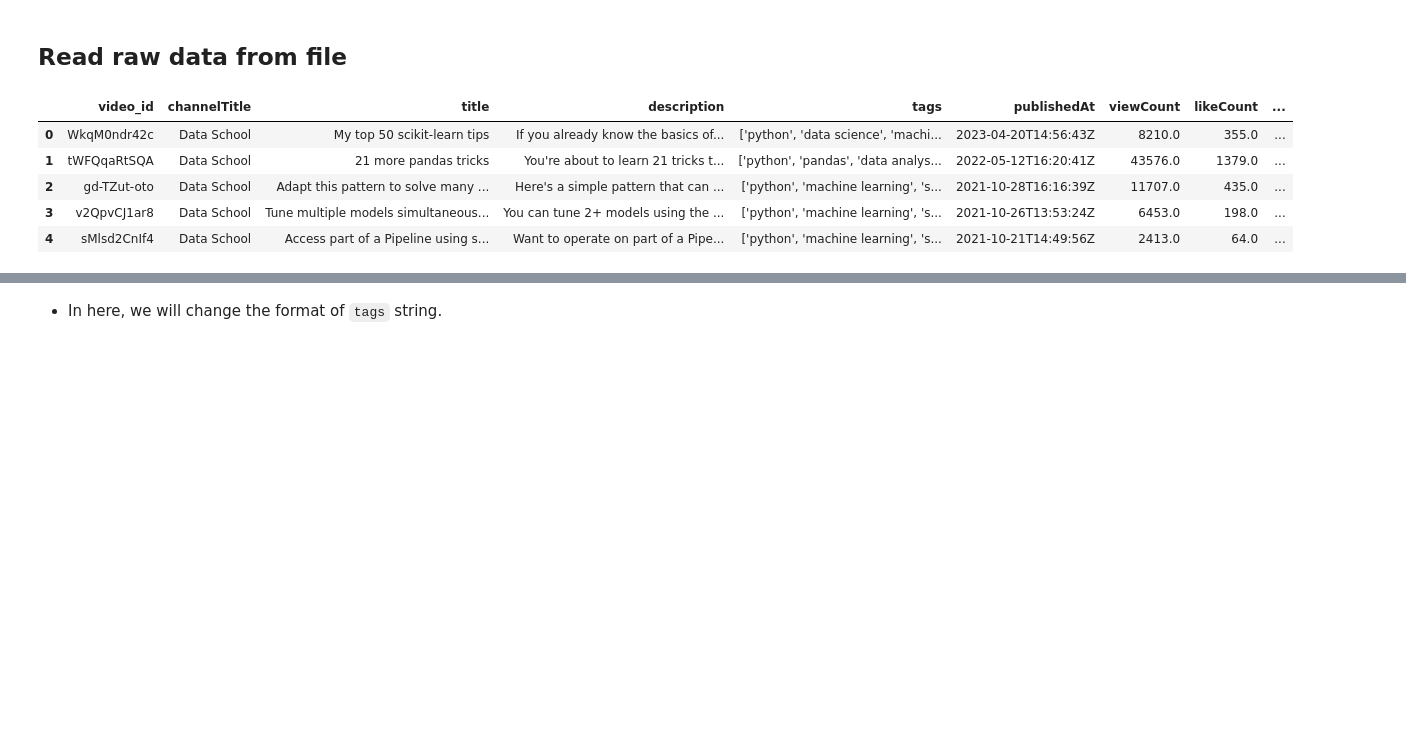
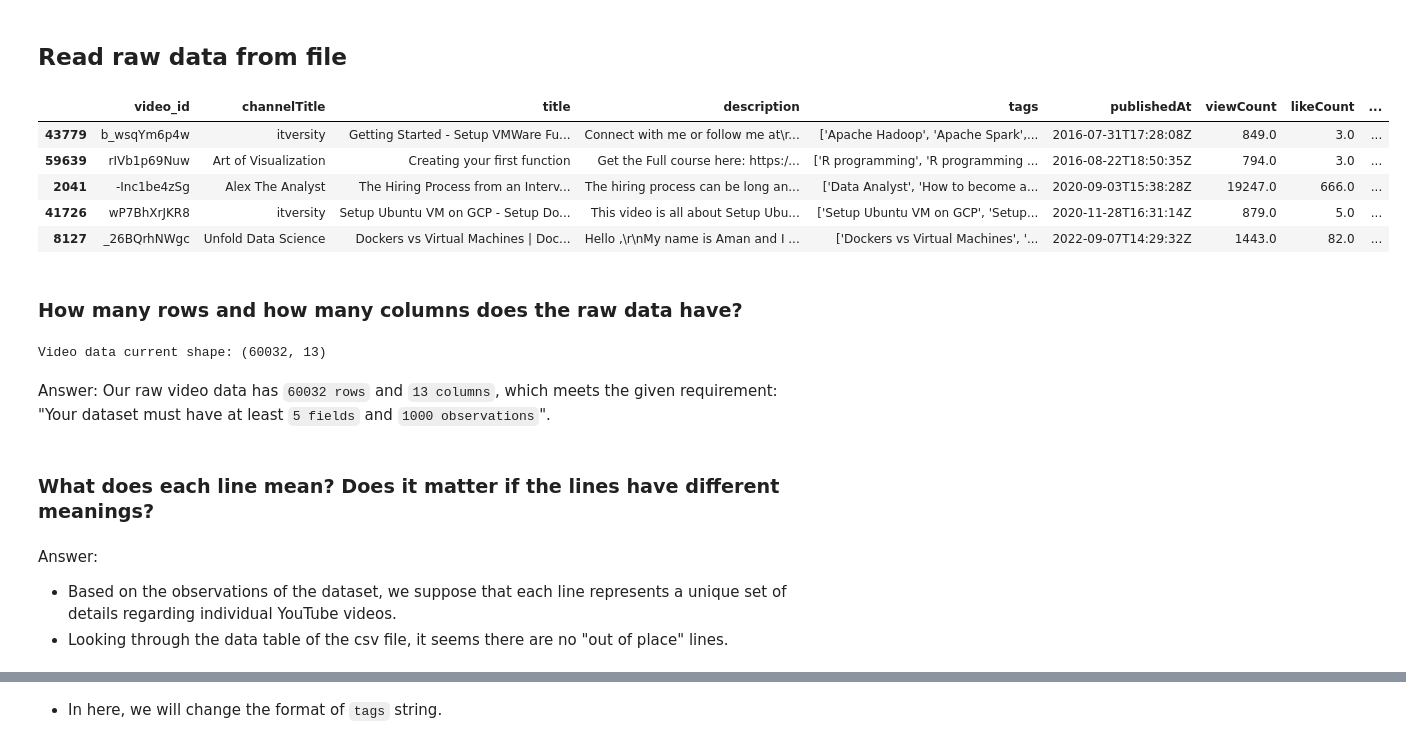
Before and after one commit to BaoDias2505/FinalProject_Introduction-to-data-science, a Jupyter notebook: notebooks/02-Data-preprocessing_exploring.ipynb, the cells around one changed output, grey strips where cells are left out. Saved outputs shown, nothing was run; the diff lists cells and outputs as text; code cells hidden in the pictures; blank space fills up the shorter version.

```diff
--- a/notebooks/02-Data-preprocessing_exploring.ipynb
+++ b/notebooks/02-Data-preprocessing_exploring.ipynb
@@ -21,11 +21,26 @@ import isodate
 ## Read raw data from file
 # %%
 raw_df = pd.read_csv("../data/raw/video_data_raw.csv")
-raw_df.head()
+raw_df.sample(n=5)
 # %% [output]
 |  | video_id | channelTitle | title | description | tags | publishedAt | viewCount | likeCount | ... |
-| 0 | WkqM0ndr42c | Data School | My top 50 scikit-learn tips | If you already know the basics of... | ['python', 'data science', 'machi... | 2023-04-20T14:56:43Z | 8210.0 | 355.0 | ... |
-| 1 | tWFQqaRtSQA | Data School | 21 more pandas tricks | You're about to learn 21 tricks t... | ['python', 'pandas', 'data analys... | 2022-05-12T16:20:41Z | 43576.0 | 1379.0 | ... |
-| 2 | gd-TZut-oto | Data School | Adapt this pattern to solve many ... | Here's a simple pattern that can ... | ['python', 'machine learning', 's... | 2021-10-28T16:16:39Z | 11707.0 | 435.0 | ... |
-| 3 | v2QpvCJ1ar8 | Data School | Tune multiple models simultaneous... | You can tune 2+ models using the ... | ['python', 'machine learning', 's... | 2021-10-26T13:53:24Z | 6453.0 | 198.0 | ... |
-| 4 | sMlsd2CnIf4 | Data School | Access part of a Pipeline using s... | Want to operate on part of a Pipe... | ['python', 'machine learning', 's... | 2021-10-21T14:49:56Z | 2413.0 | 64.0 | ... |
+| 43779 | b_wsqYm6p4w | itversity | Getting Started - Setup VMWare Fu... | Connect with me or follow me at\r... | ['Apache Hadoop', 'Apache Spark',... | 2016-07-31T17:28:08Z | 849.0 | 3.0 | ... |
+| 59639 | rIVb1p69Nuw | Art of Visualization | Creating your first function | Get the Full course here: https:/... | ['R programming', 'R programming ... | 2016-08-22T18:50:35Z | 794.0 | 3.0 | ... |
+| 2041 | -Inc1be4zSg | Alex The Analyst | The Hiring Process from an Interv... | The hiring process can be long an... | ['Data Analyst', 'How to become a... | 2020-09-03T15:38:28Z | 19247.0 | 666.0 | ... |
+| 41726 | wP7BhXrJKR8 | itversity | Setup Ubuntu VM on GCP - Setup Do... | This video is all about Setup Ubu... | ['Setup Ubuntu VM on GCP', 'Setup... | 2020-11-28T16:31:14Z | 879.0 | 5.0 | ... |
+| 8127 | _26BQrhNWgc | Unfold Data Science | Dockers vs Virtual Machines | Doc... | Hello ,\r\nMy name is Aman and I ... | ['Dockers vs Virtual Machines', '... | 2022-09-07T14:29:32Z | 1443.0 | 82.0 | ... |
+# %% [markdown]
+### How many rows and how many columns does the raw data have?
+# %%
+data_video_shape = raw_df.shape
+print(f"Video data current shape: {data_video_shape}")
+# %% [output]
+Video data current shape: (60032, 13)
+# %% [markdown]
+Answer: Our raw video data has `60032 rows` and `13 columns`, which meets the given requirement: "Your dataset must have at least `5 fields` and `1000 observations`".
+# %% [markdown]
+### What does each line mean? Does it matter if the lines have different meanings?
+# %% [markdown]
+Answer:
+- Based on the observations of the dataset, we suppose that each line represents a unique set of details regarding individual YouTube videos.
+- Looking through the data table of the csv file, it seems there are no "out of place" lines.
```
Also changed, not shown: parts of 54 cells of this notebook, 1 other file.
